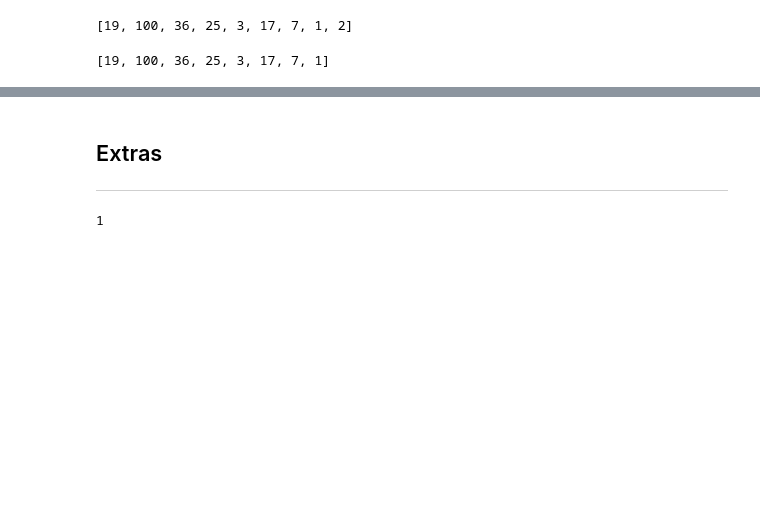
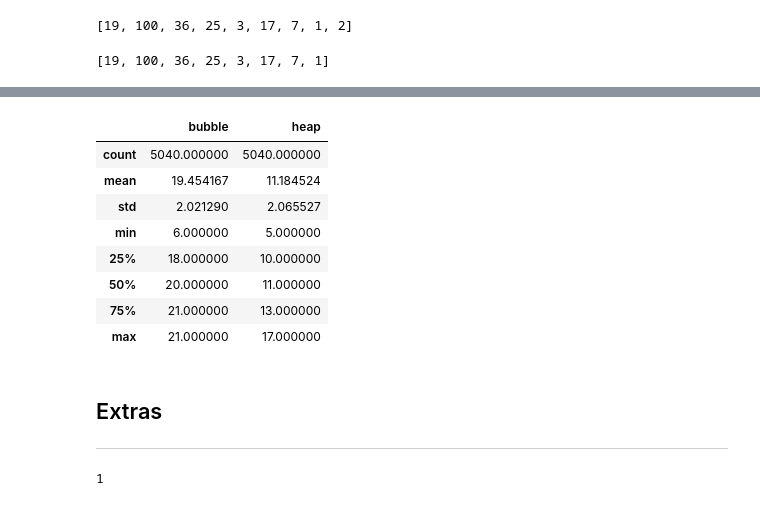
Before and after one commit to shanemcdonagh/jupyter, a Jupyter notebook: 3. Heap Sort.ipynb, the cells around one changed output, grey strips where cells are left out. Cells and saved outputs as stored; diff of their text form; code cells hidden in the pictures; blank space fills up the shorter version.

Commit message:
Also compared heap sort and bubble sort in terms of the amount of comparisons they must make

```diff
--- a/3. Heap Sort.ipynb
+++ b/3. Heap Sort.ipynb
@@ -332,0 +367,5 @@ L
+# %%
+# Perform bubble sort, show number of comparisons
+L = [19,100,36,25,3,17,7,1,2]
+no_comparisons = bubble_sort(L)
+L, no_comparisons
@@ -333,9 +374,15 @@ L
 # %%
+# Module containing combinatorial functions
 import itertools
 
-# Showcasing that the heapsort algorithm can sort many lists quickly
-for perm in itertools.permutations(range(5)):
+# Length of example list
+n = 5
+
+# Loop through all permutations of the list of integers from 0 to n
+for perm in itertools.permutations(range(n)):
     L = list(perm)
-    heapsort(L)
-    print(f'{perm} -> {L}')
+    bubble_comparisons = bubble_sort(L)
+    L = list(perm)
+    heap_comparisons = heapsort(L)
+    print(f'{str(perm)[1:-1]}\t{bubble_comparisons}\t{heap_comparisons}')
 # %% [output]
@@ -358,0 +409,8 @@ for perm in itertools.permutations(range(5)):
+# %%
+# Length of example list
+n = 7
+
+results=[[str(perm)[1:-1], bubble_sort(list(perm)), heapsort(list(perm))] for perm in itertools.permutations(range(n))]
+
+# Peak at results
+results
@@ -358,0 +435,3 @@ for perm in itertools.permutations(range(5)):
+# %%
+df = pd.DataFrame(results, columns=['list','bubble','heap'])
+df.head()
@@ -359,3 +445,15 @@ for perm in itertools.permutations(range(5)):
+# %%
+df.describe()
+# %% [output]
+|  | bubble | heap |
+| count | 5040.000000 | 5040.000000 |
+| mean | 19.454167 | 11.184524 |
+| std | 2.021290 | 2.065527 |
+| min | 6.000000 | 5.000000 |
+| 25% | 18.000000 | 10.000000 |
+| 50% | 20.000000 | 11.000000 |
+| 75% | 21.000000 | 13.000000 |
+| max | 21.000000 | 17.000000 |
 # %% [markdown]
 ## Extras
 ***
```
Also changed, not shown: parts of 17 cells of this notebook.
